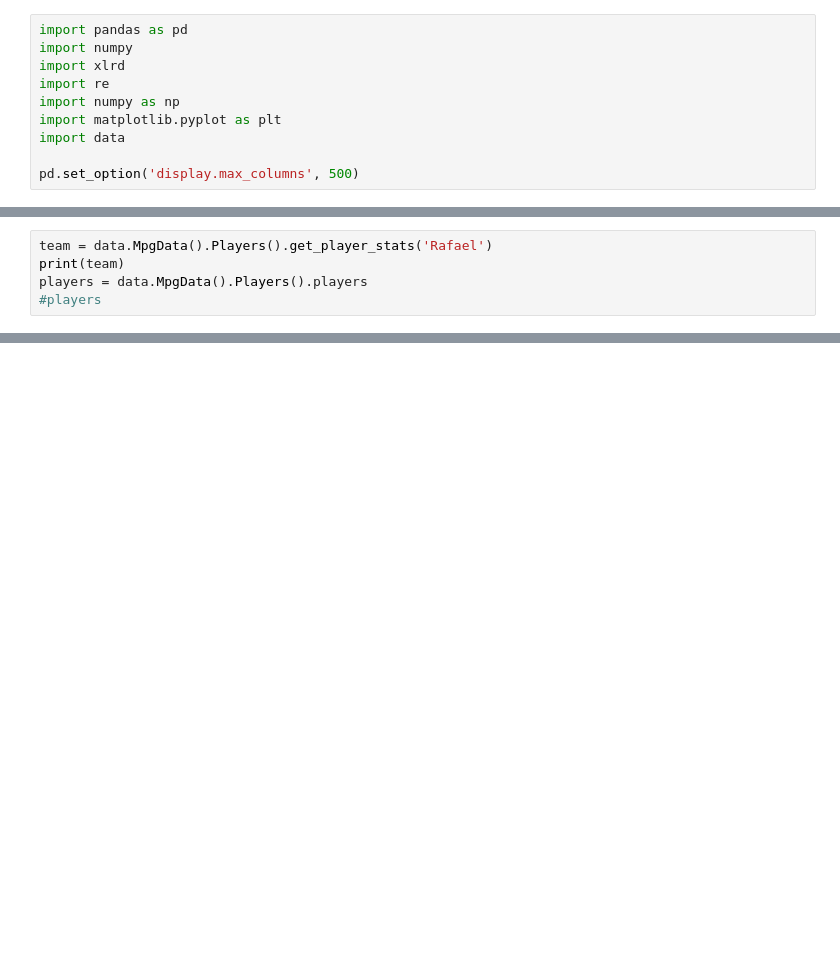
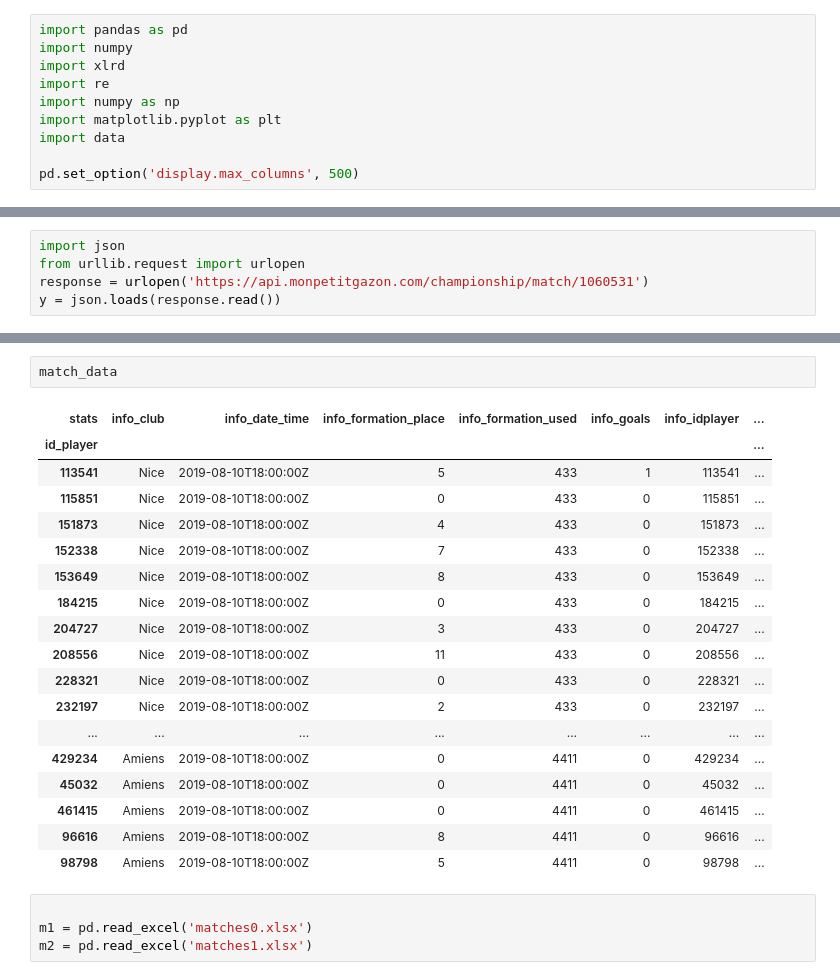
Before and after one commit to CDORID/MPG, a Jupyter notebook: MPG.ipynb, the cells around one changed output, grey strips where cells are left out. Drawn from its saved outputs; the diff is of its cells as text; blank space fills up the shorter version.

```diff
--- a/MPG.ipynb
+++ b/MPG.ipynb
@@ -13,5 +10,0 @@ players = pd.read_csv('MPG_Data/players.csv',encoding = 'latin-1')
-# %%
-team = data.MpgData().Players().get_player_stats('Rafael')
-print(team)
-players = data.MpgData().Players().players
-#players
@@ -156,0 +36,5 @@ _____
+# %%
+import json
+from urllib.request import urlopen
+response = urlopen('https://api.monpetitgazon.com/championship/match/1060531')
+y = json.loads(response.read())
@@ -156,0 +185,25 @@ _____
+# %%
+match_data
+# %% [output]
+| stats | info_club | info_date_time | info_formation_place | info_formation_used | info_goals | info_idplayer | ... |
+| id_player |  |  |  |  |  |  | ... |
+| 113541 | Nice | 2019-08-10T18:00:00Z | 5 | 433 | 1 | 113541 | ... |
+| 115851 | Nice | 2019-08-10T18:00:00Z | 0 | 433 | 0 | 115851 | ... |
+| 151873 | Nice | 2019-08-10T18:00:00Z | 4 | 433 | 0 | 151873 | ... |
+| 152338 | Nice | 2019-08-10T18:00:00Z | 7 | 433 | 0 | 152338 | ... |
+| 153649 | Nice | 2019-08-10T18:00:00Z | 8 | 433 | 0 | 153649 | ... |
+| 184215 | Nice | 2019-08-10T18:00:00Z | 0 | 433 | 0 | 184215 | ... |
+| 204727 | Nice | 2019-08-10T18:00:00Z | 3 | 433 | 0 | 204727 | ... |
+| 208556 | Nice | 2019-08-10T18:00:00Z | 11 | 433 | 0 | 208556 | ... |
+| 228321 | Nice | 2019-08-10T18:00:00Z | 0 | 433 | 0 | 228321 | ... |
+| 232197 | Nice | 2019-08-10T18:00:00Z | 2 | 433 | 0 | 232197 | ... |
+| ... | ... | ... | ... | ... | ... | ... | ... |
+| 429234 | Amiens | 2019-08-10T18:00:00Z | 0 | 4411 | 0 | 429234 | ... |
+| 45032 | Amiens | 2019-08-10T18:00:00Z | 0 | 4411 | 0 | 45032 | ... |
+| 461415 | Amiens | 2019-08-10T18:00:00Z | 0 | 4411 | 0 | 461415 | ... |
+| 96616 | Amiens | 2019-08-10T18:00:00Z | 8 | 4411 | 0 | 96616 | ... |
+| 98798 | Amiens | 2019-08-10T18:00:00Z | 5 | 4411 | 0 | 98798 | ... |
+# %%
+
+m1 = pd.read_excel('matches0.xlsx')
+m2 = pd.read_excel('matches1.xlsx')
```
Also changed, not shown: parts of 16 cells of this notebook, 4 other files.
